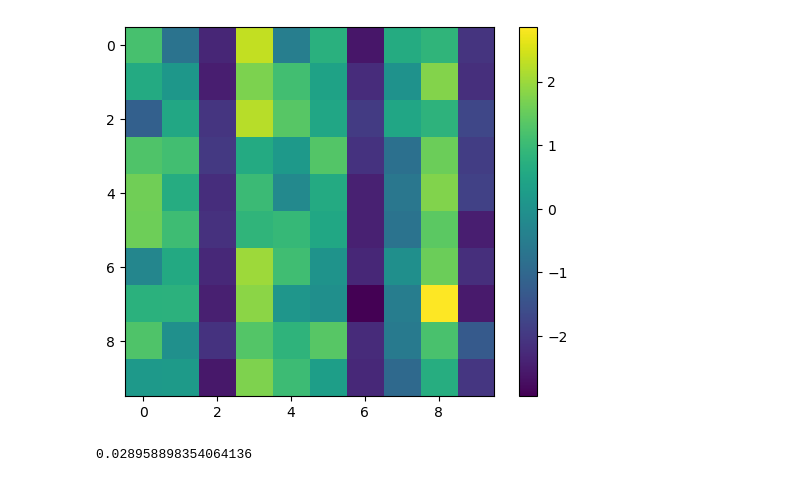
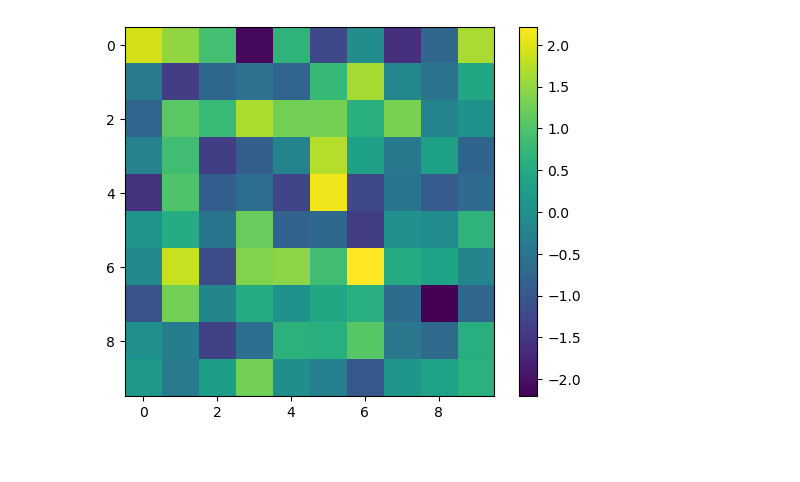
Before and after one commit to wuweizhang0723/func2graph, a Jupyter notebook: notebook/check_evaluation/average_result_attention.ipynb, the cells around one changed output. Drawn from its saved outputs; the diff is of its cells as text; code cells hidden in the pictures.

Commit message:
try average attention across random seed

```diff
--- a/notebook/check_evaluation/average_result_attention.ipynb
+++ b/notebook/check_evaluation/average_result_attention.ipynb
@@ -12,46 +9,27 @@ import numpy as np
 # %%
 weight_matrix = np.array([[ 1.9269e+00,  1.4873e+00,  9.0072e-01, -2.1055e+00,  6.7842e-01,
          -1.2345e+00, -4.3067e-02, -1.6047e+00, -7.5214e-01,  1.6487e+00],
         [-3.9248e-01, -1.4036e+00, -7.2788e-01, -5.5943e-01, -7.6884e-01,
           7.6245e-01,  1.6423e+00, -1.5960e-01, -4.9740e-01,  4.3959e-01],
         [-7.5813e-01,  1.0783e+00,  8.0080e-01,  1.6806e+00,  1.2791e+00,
           1.2964e+00,  6.1047e-01,  1.3347e+00, -2.3162e-01,  4.1759e-02],
         [-2.5158e-01,  8.5986e-01, -1.3847e+00, -8.7124e-01, -2.2337e-01,
           1.7174e+00,  3.1888e-01, -4.2452e-01,  3.0572e-01, -7.7459e-01],
         [-1.5576e+00,  9.9564e-01, -8.7979e-01, -6.0114e-01, -1.2742e+00,
           2.1228e+00, -1.2347e+00, -4.8791e-01, -9.1382e-01, -6.5814e-01],
         [ 7.8024e-02,  5.2581e-01, -4.8799e-01,  1.1914e+00, -8.1401e-01,
          -7.3599e-01, -1.4032e+00,  3.6004e-02, -6.3477e-02,  6.7561e-01],
         [-9.7807e-02,  1.8446e+00, -1.1845e+00,  1.3835e+00,  1.4451e+00,
           8.5641e-01,  2.2181e+00,  5.2317e-01,  3.4665e-01, -1.9733e-01],
         [-1.0546e+00,  1.2780e+00, -1.7219e-01,  5.2379e-01,  5.6622e-02,
           4.2630e-01,  5.7501e-01, -6.4172e-01, -2.2064e+00, -7.5080e-01],
         [ 1.0868e-02, -3.3874e-01, -1.3407e+00, -5.8537e-01,  6.4076e-01,
           5.8325e-01,  1.0669e+00, -4.5015e-01, -6.7875e-01,  5.7432e-01],
         [ 1.8775e-01, -3.5762e-01,  2.6491e-01,  1.2732e+00, -1.3109e-03,
          -3.0360e-01, -9.8644e-01,  1.2330e-01,  3.4987e-01,  6.1728e-01]])
+
+plt.imshow(weight_matrix)
+plt.colorbar()
+plt.show()
+# %% [output]
+[figure, added]
-# %%
-attention_0_path = "../../output/8_29_random_weight_no_softmax/Attention_Autoencoder_10_0.001_0.3_2_5_1.0_1.0_30000_42_random_20000_200_prediction_1_42_128_2_1_1_64_2_5e-05_lookup_table/Estimated_W_42.npy"
-attention_1_path = "../../output/8_29_random_weight_no_softmax/Attention_Autoencoder_10_0.001_0.3_2_5_1.0_1.0_30000_42_random_20000_200_prediction_1_1_128_2_1_1_64_2_5e-05_lookup_table/Estimated_W_1.npy"
-attention_2_path = "../../output/8_29_random_weight_no_softmax/Attention_Autoencoder_10_0.001_0.3_2_5_1.0_1.0_30000_42_random_20000_200_prediction_1_2_128_2_1_1_64_2_5e-05_lookup_table/Estimated_W_2.npy"
-# attention_3_path = "../../output/8_29_random_weight/Attention_Autoencoder_10_0.001_0.3_2_5_1.0_1.0_30000_42_random_20000_200_prediction_1_3_128_2_1_1_64_2_5e-05_lookup_table/Estimated_W_3.npy"
-
-attention_0 = np.load(attention_0_path)
-attention_1 = np.load(attention_1_path)
-attention_2 = np.load(attention_2_path)
-# attention_3 = np.load(attention_3_path)
-
-# take avg
-attention_avg = (attention_0 + attention_1 + attention_2) / 3
-
-# plot
-plt.imshow(attention_avg)
-plt.colorbar()
-plt.show()
-
-# calculate correlation
-corr = np.corrcoef(weight_matrix.flatten(), attention_avg.flatten())[0, 1]
-print(corr)
-# %% [output]
-[figure, removed]
-0.028958898354064136
```
Also changed, not shown: parts of 2 cells of this notebook, 3 other files.
